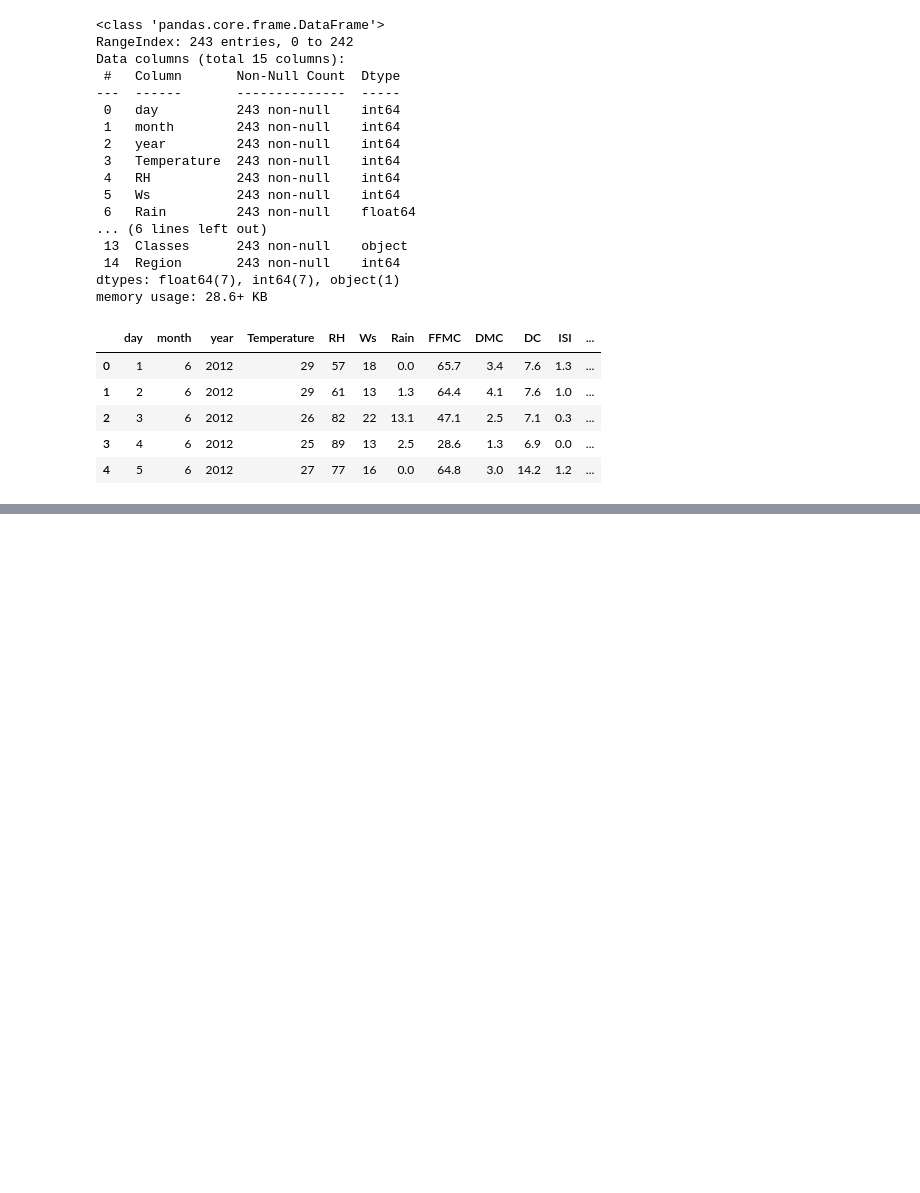
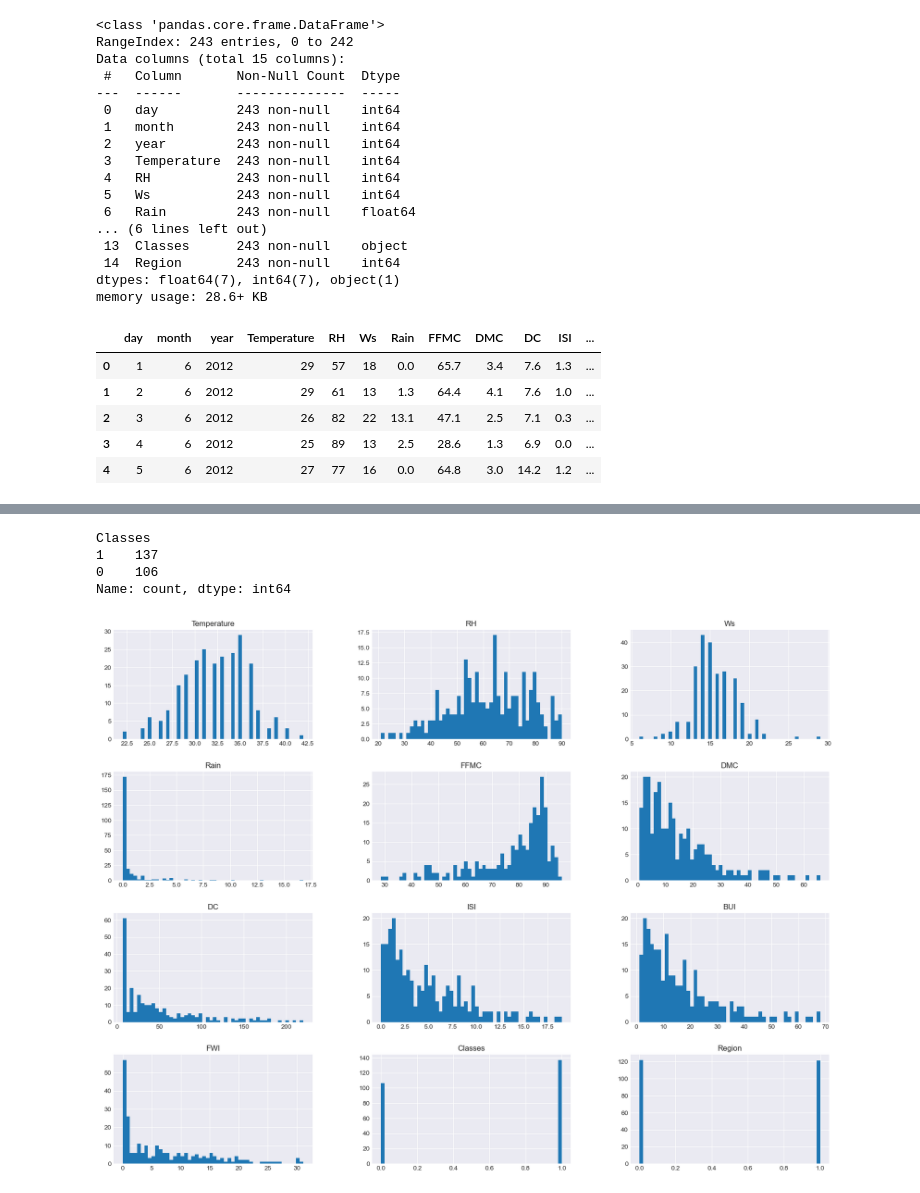
Before and after one commit to DevSrivastava02/Algerian-forest-fires-analysis, a Jupyter notebook: Project1.ipynb, the cells around one changed output, grey strips where cells are left out. Saved outputs shown, nothing was run; the diff lists cells and outputs as text; code cells hidden in the pictures; blank space fills up the shorter version.

```diff
--- a/Project1.ipynb
+++ b/Project1.ipynb
@@ -224,0 +229,2 @@ df.head()
+# %%
+data=pd.read_csv("Algerian_forest_fires_clean_dataset.csv")
@@ -224,0 +247,3 @@ df.head()
+# %%
+#  Drop day month and year
+data_copy=data.drop(["day","month","year"],axis=1)
@@ -224,0 +266,19 @@ df.head()
+# %%
+#  encoding the categorical in classes
+data_copy["Classes"]=data_copy["Classes"].str.strip()
+data_copy["Classes"].unique()
+data_copy["Classes"]=np.where(data_copy["Classes"]=="not fire",0,1)
+data_copy.head()
+data_copy["Classes"].value_counts()
+# %% [output]
+Classes
+1    137
+0    106
+Name: count, dtype: int64
+# %%
+#  Visulaisation
+plt.style.use('seaborn-v0_8-darkgrid')
+data_copy.hist(bins=50,figsize=(20,15))
+plt.show()
+# %% [output]
+[figure, added]
```
Also changed, not shown: parts of 12 cells of this notebook.
